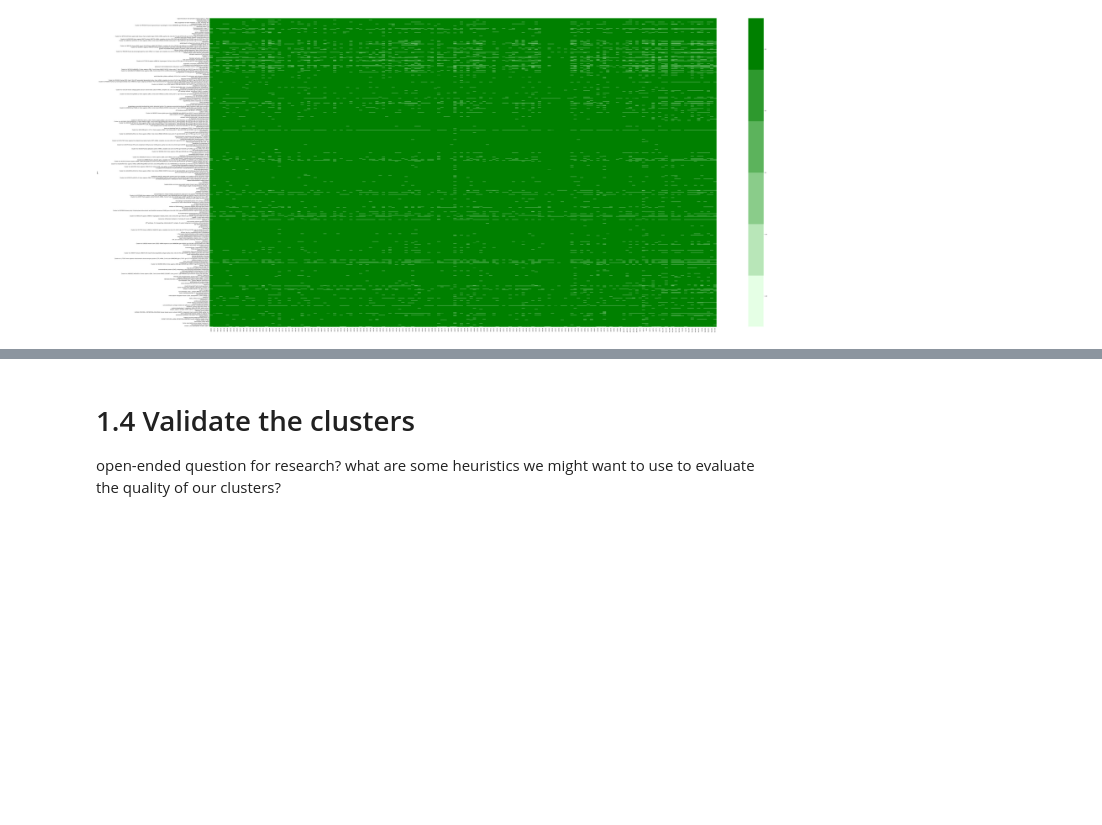
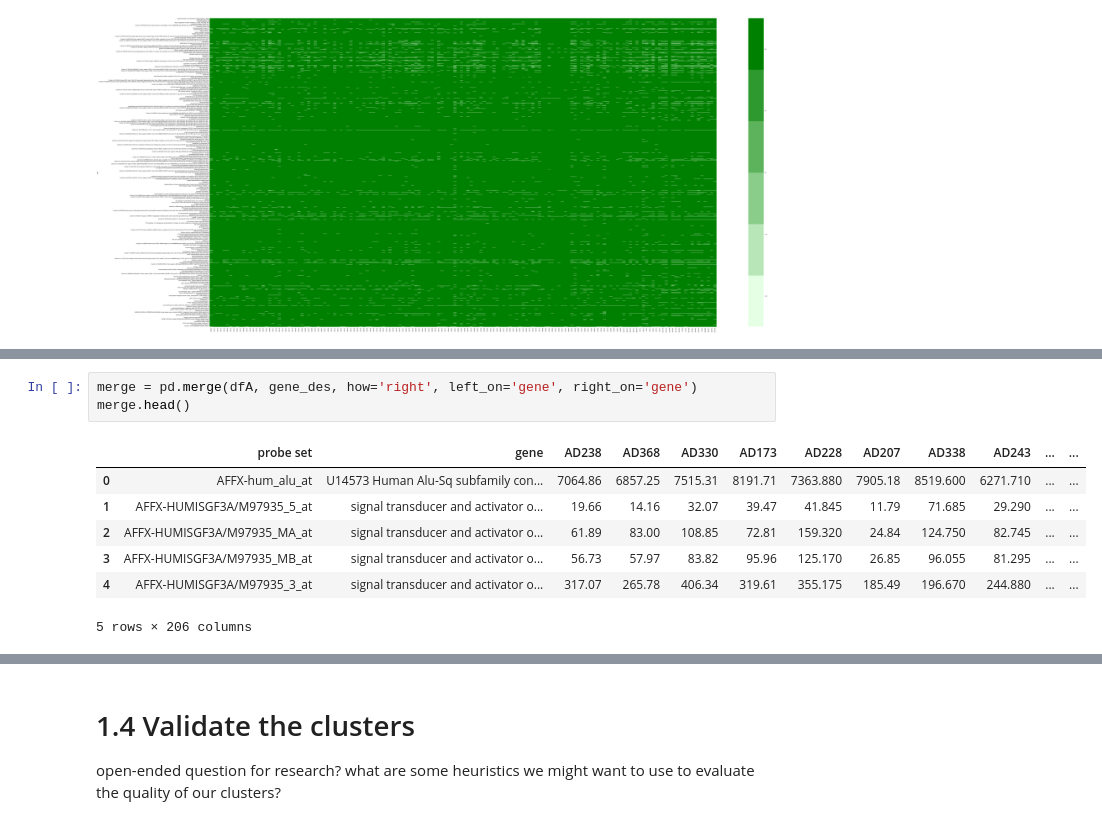
Before and after one commit to jeannefukumaru/aiap_02_unsupervised, a Jupyter notebook: clustering_cancer.ipynb, the cells around one changed output, grey strips where cells are left out. Drawn from its saved outputs; the diff is of its cells as text; blank space fills up the shorter version.

```diff
--- a/clustering_cancer.ipynb
+++ b/clustering_cancer.ipynb
@@ -94,0 +75,11 @@ dist_dfA = pdist
+# %%
+merge = pd.merge(dfA, gene_des, how='right', left_on='gene', right_on='gene')
+merge.head()
+# %% [output]
+|  | probe set | gene | AD238 | AD368 | AD330 | AD173 | AD228 | AD207 | AD338 | AD243 | ... | ... |
+| 0 | AFFX-hum_alu_at | U14573 Human Alu-Sq subfamily con... | 7064.86 | 6857.25 | 7515.31 | 8191.71 | 7363.880 | 7905.18 | 8519.600 | 6271.710 | ... | ... |
+| 1 | AFFX-HUMISGF3A/M97935_5_at | signal transducer and activator o... | 19.66 | 14.16 | 32.07 | 39.47 | 41.845 | 11.79 | 71.685 | 29.290 | ... | ... |
+| 2 | AFFX-HUMISGF3A/M97935_MA_at | signal transducer and activator o... | 61.89 | 83.00 | 108.85 | 72.81 | 159.320 | 24.84 | 124.750 | 82.745 | ... | ... |
+| 3 | AFFX-HUMISGF3A/M97935_MB_at | signal transducer and activator o... | 56.73 | 57.97 | 83.82 | 95.96 | 125.170 | 26.85 | 96.055 | 81.295 | ... | ... |
+| 4 | AFFX-HUMISGF3A/M97935_3_at | signal transducer and activator o... | 317.07 | 265.78 | 406.34 | 319.61 | 355.175 | 185.49 | 196.670 | 244.880 | ... | ... |
+5 rows × 206 columns
```
Also changed, not shown: parts of 15 cells of this notebook, 3 other files.
